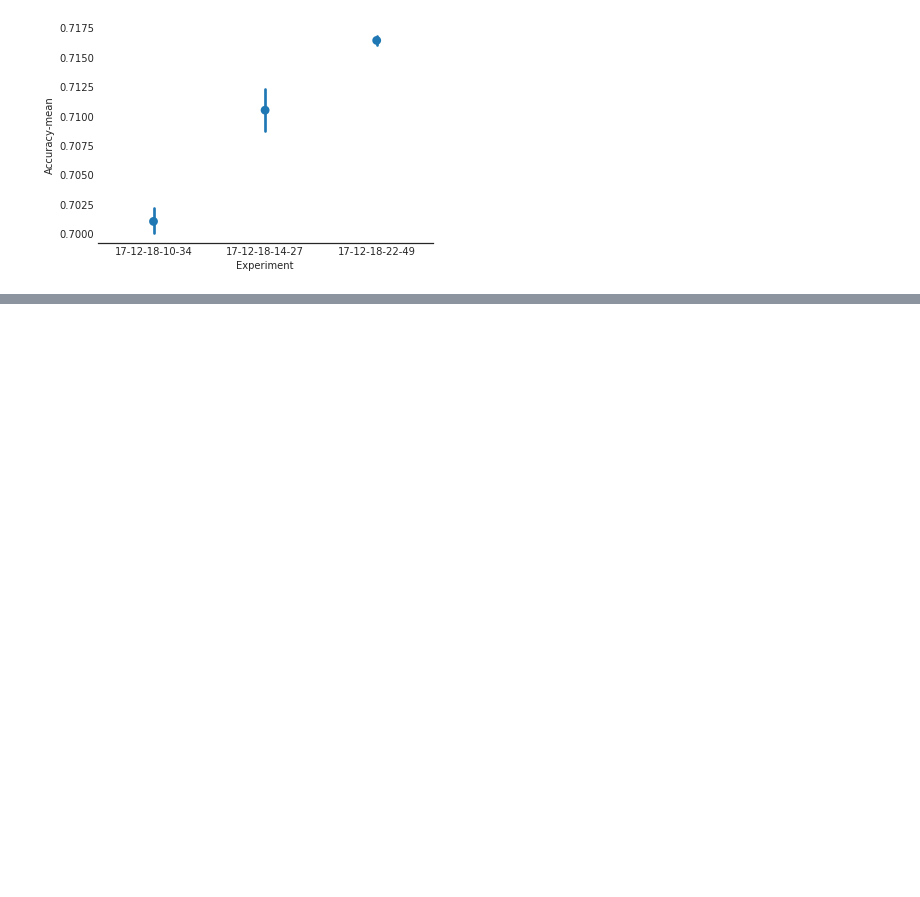
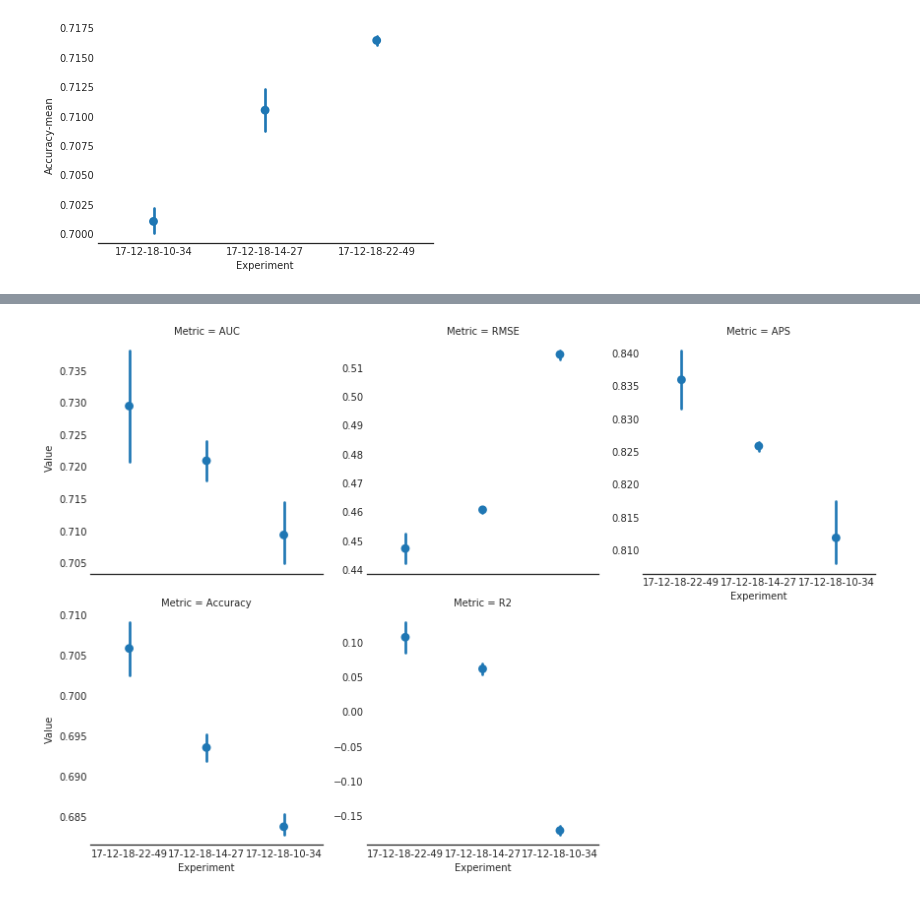
Before and after one commit to mit0110/knowledge_tracing, a Jupyter notebook: notebooks/Experiments with Co-Embeddings.ipynb, the cells around one changed output, grey strips where cells are left out. Saved outputs shown, nothing was run; the diff lists cells and outputs as text; code cells hidden in the pictures; blank space fills up the shorter version.

Commit message:
Adding unaveraged results for co-embeddings

```diff
--- a/notebooks/Experiments with Co-Embeddings.ipynb
+++ b/notebooks/Experiments with Co-Embeddings.ipynb
@@ -181,0 +184,25 @@ lala.aggregate('mean')
+# %%
+def get_not_averaged_metrics(dirnames):
+    """Returns the metrics not averaged by student sequence"""
+    results = []
+    for dirname in reversed(dirnames):
+        for filename in get_runs(dirname):
+            results.append([dirname.split('/')[-2]])
+            results[-1].append(re.search('.*run(\d+).*', filename).group(1))
+            with open(os.path.join(dirname, filename), 'rb') as prediction_file:
+                true, predicted = pickle.load(prediction_file)
+
+            # Flatten the sequences
+            true_sequence = numpy.array([x for sequence in true for x in sequence])
+            predicted_sequence = numpy.array([x for sequence in predicted for x in sequence])
+
+            results[-1].append(metrics.roc_auc_score(true_sequence, predicted_sequence))
+            results[-1].append(metrics.mean_squared_error(true_sequence, predicted_sequence)**0.5)
+            results[-1].append(metrics.average_precision_score(true_sequence, predicted_sequence))
+            results[-1].append(metrics.accuracy_score(true_sequence, numpy.where(predicted_sequence > 0.5, 1, 0)))
+            results[-1].append(metrics.r2_score(true_sequence, predicted_sequence))
+
+    return pandas.DataFrame(results, columns=['Experiment', 'Run', 'AUC', 'RMSE', 'APS', 'Accuracy', 'R2'])
+# %%
+not_averaged_results = get_not_averaged_metrics(EXPERIMENTS_DIRS)
+not_averaged_results.groupby('Experiment').mean()
@@ -181,0 +215,8 @@ lala.aggregate('mean')
+# %%
+seaborn.factorplot(
+    data=not_averaged_results.set_index(['Experiment', 'Run']).stack().reset_index().rename(
+        columns={'level_2': 'Metric', 0: 'Value'}), x='Experiment', y='Value', col='Metric', sharey=False,
+    col_wrap=3, join=False)
+seaborn.despine(left=True)
+# %% [output]
+[figure, added]
```
Also changed, not shown: parts of 4 cells of this notebook.
